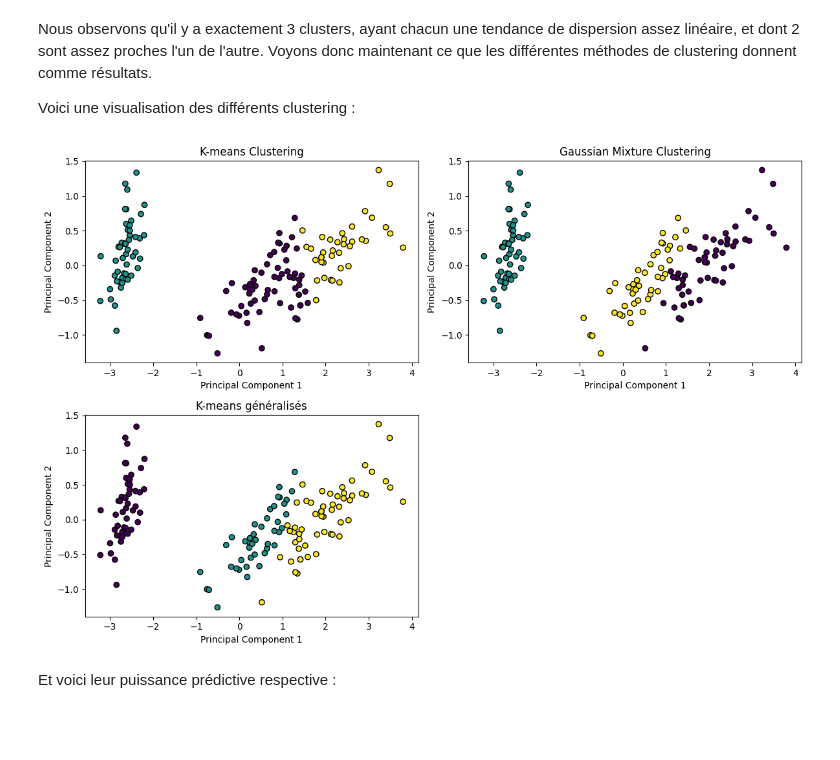
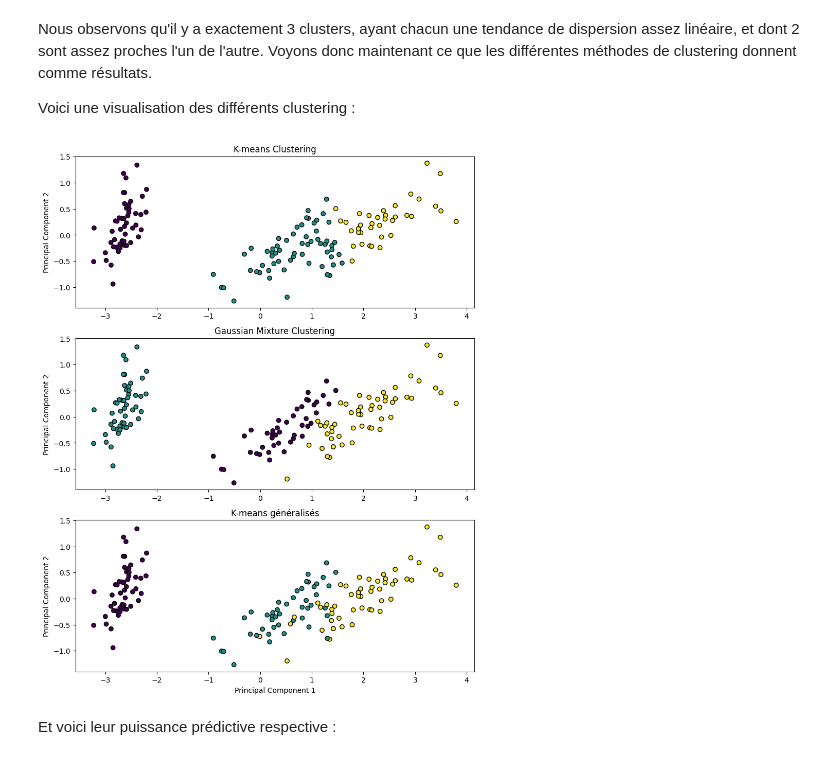
Before and after one commit to NoahKWM/ANDO, a Jupyter notebook: projet_ando.ipynb, the cells around one changed output. Drawn from its saved outputs; the diff is of its cells as text; code cells hidden in the pictures; blank space fills up the shorter version.

```diff
--- a/projet_ando.ipynb
+++ b/projet_ando.ipynb
@@ -298,9 +300,6 @@ X1, _ = make_blobs(n_samples=100, centers=[[i, droite1(i) + np.random.normal(0,
 
 # Points autour de la deuxième droite
 X2, _ = make_blobs(n_samples=100, centers=[[i, droite2(i) + np.random.normal(0, 0.25)] for i in range(-30, 100)])
-
-# # Points autour de la troisième droite
-# X3, _ = make_blobs(n_samples=100, centers=[[i, droite3(i) + np.random.normal(0, 0.25)] for i in range(-50, 50)])
 
 # Concaténer les points pour former un ensemble de données
 data = np.concatenate([X1, X2])
@@ -339,7 +338,7 @@ for i in range(K):
     # Tracer la droite
     direction = droite.vecteur
     centre = droite.point.coordonnées
-    scale = 50
+    scale = 1
     origin = centre - scale * direction
     end_point = centre + scale * direction
     plt.plot([origin[0], end_point[0]], [origin[1], end_point[1]], color='black')
@@ -485,43 +484,40 @@ gmm_labels = gmm.fit_predict(X)
 # Appliquer l'algorithme des k-means généralisés 10 fois et choisir le résultat avec le moins d'erreur
 K = 3
 liste_representants = []
 liste_classes = []
 for i in range(10):
     representants, classes = kmeans_generalises([Point(coord) for coord in X], K, max_iterations=100)
     liste_representants.append(representants)
     liste_classes.append(classes)
 representants = liste_representants[np.argmin([np.sum(np.abs(classes - y)) for classes in liste_classes])]
 classes = liste_classes[np.argmin([np.sum(np.abs(classes - y)) for classes in liste_classes])]
 
 
 # Comparaison des méthodes
 # Tracer les points avec les couleurs des clusters attribuées par K-means
-plt.figure(figsize=(12, 8))
+plt.figure(figsize=(10, 13))
 
-plt.subplot(2, 2, 1)
+plt.subplot(3, 1, 1)
 plt.scatter(X_pca[:, 0], X_pca[:, 1], c=kmeans_labels, cmap='viridis', edgecolor='k')
 plt.title('K-means Clustering')
-plt.xlabel('Principal Component 1')
 plt.ylabel('Principal Component 2')
-plt.show()
+
 # Tracer les points avec les couleurs des clusters attribuées par le mélange gaussien
-plt.subplot(2, 2, 2)
+plt.subplot(3, 1, 2)
 plt.scatter(X_pca[:, 0], X_pca[:, 1], c=gmm_labels, cmap='viridis', edgecolor='k')
 plt.title('Gaussian Mixture Clustering')
-plt.xlabel('Principal Component 1')
 plt.ylabel('Principal Component 2')
-plt.show()
+
 # Tracer les points avec les couleurs des clusters attribuées par K-means généralisés
-plt.subplot(2, 2, 3)
+plt.subplot(3, 1, 3)
 plt.scatter(X_pca[:, 0], X_pca[:, 1], c=classes, cmap='viridis', edgecolor='k')
 plt.title('K-means généralisés')
 plt.xlabel('Principal Component 1')
 plt.ylabel('Principal Component 2')
 
-plt.tight_layout()
 plt.show()
 # %% [output]
-[figure, old version]
+[figure, new version]
 # %% [markdown]
 Et voici leur puissance prédictive respective :
 # %%
```
Also changed, not shown: parts of 4 cells of this notebook, 1 other file.
